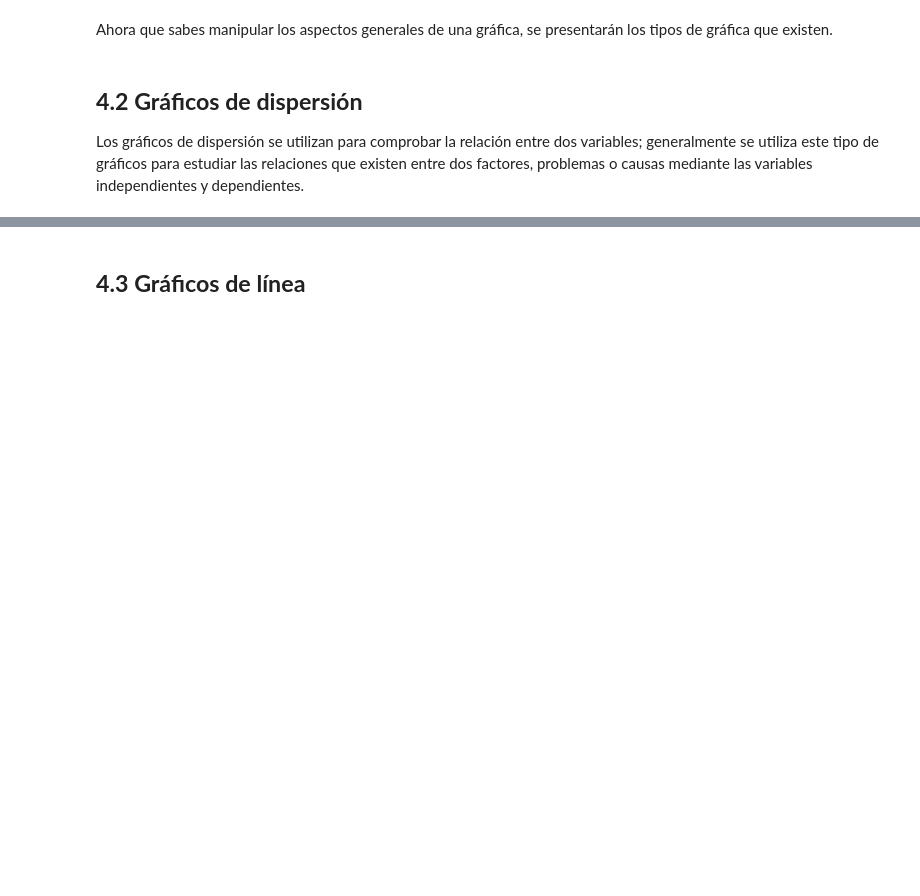
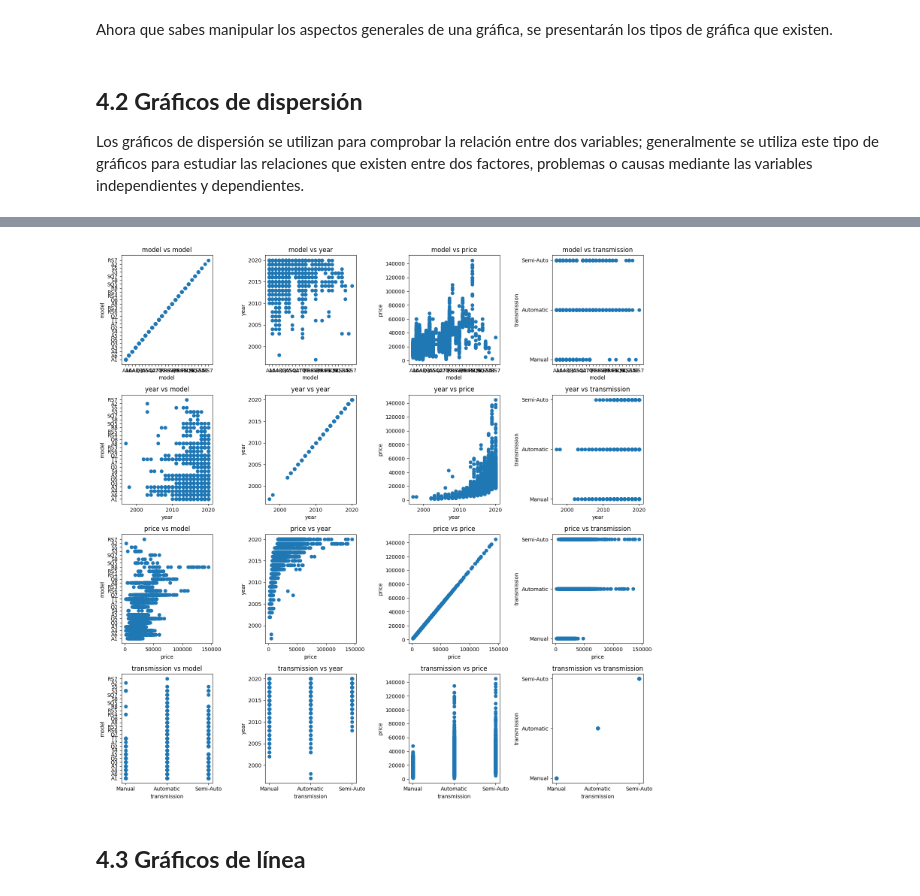
Before and after one commit to andreablass/pythonCamp, a Jupyter notebook: Modulo 1/04 Graficación/M1S4_Visualización_de_datos.ipynb, the cells around one changed output, grey strips where cells are left out. Cells and saved outputs as stored; diff of their text form; code cells hidden in the pictures; blank space fills up the shorter version.

```diff
--- a/Modulo 1/04 Graficación/M1S4_Visualización_de_datos.ipynb
+++ b/Modulo 1/04 Graficación/M1S4_Visualización_de_datos.ipynb
@@ -357,3 +358,33 @@ plt.show()
+# %%
+# Scatterplot de todas las variables de df1 con matplotlib
+
+
+
+variables = df1.columns
+
+
+
+fig, ax = plt.subplots(4, 4, figsize=(15, 15))
+
+
+
+for i in range(4):
+
+    for j in range(4):
+
+        ax[i, j].scatter(df1[variables[i]], df1[variables[j]])
+
+        ax[i, j].set_title(variables[i] + ' vs ' + variables[j])
+
+        ax[i, j].set_xlabel(variables[i])
+
+        ax[i, j].set_ylabel(variables[j])
+
+
+
+plt.tight_layout()
+# %% [output]
+[figure, added]
 # %% [markdown]
 ## **4.3 Gráficos de línea**
 # %% [markdown]
```
Also changed, not shown: parts of 3 cells of this notebook, 4 other files.
